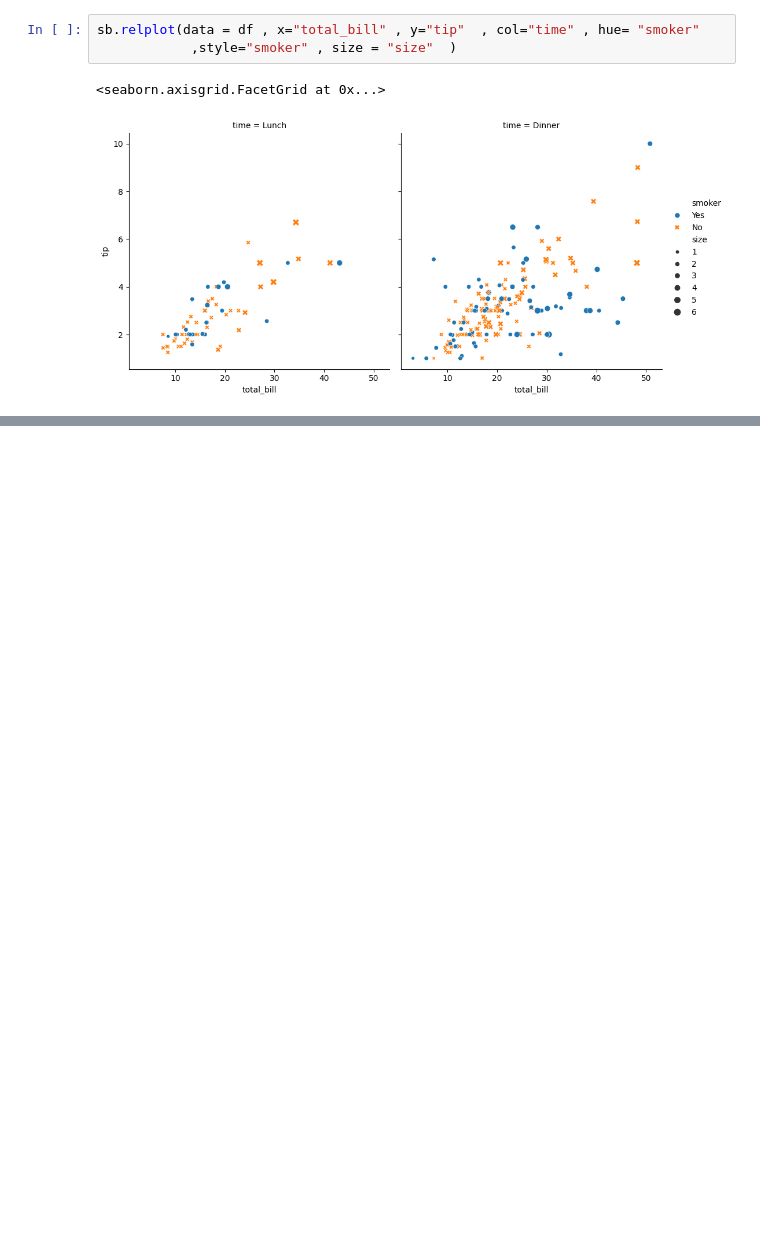
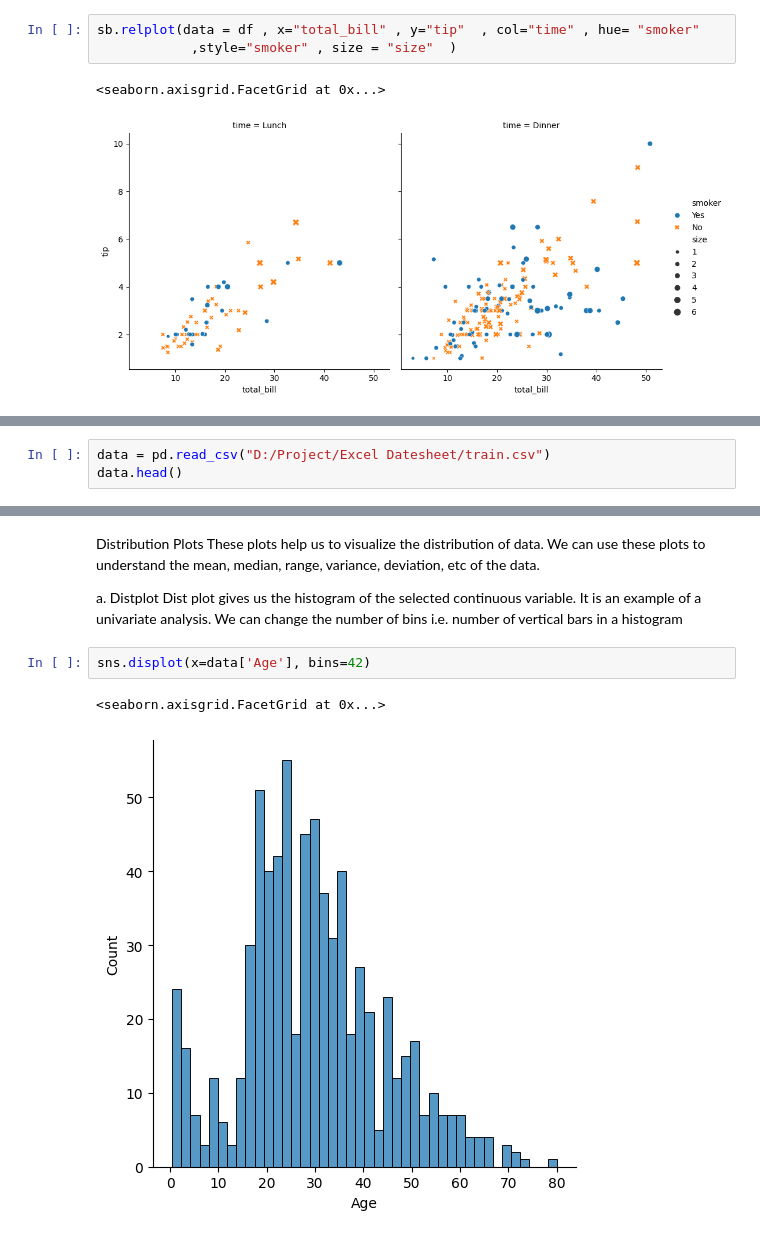
Before and after one commit to 960Subhamsingh/Data-Sciences, a Jupyter notebook: seaborn/seaborn.ipynb, the cells around one changed output, grey strips where cells are left out. Drawn from its saved outputs; the diff is of its cells as text; blank space fills up the shorter version.

```diff
--- a/seaborn/seaborn.ipynb
+++ b/seaborn/seaborn.ipynb
@@ -20,0 +69,3 @@ sb.relplot(data = df , x="total_bill" , y="tip"  , col="time" , hue= "smoker"
+# %%
+data = pd.read_csv("D:/Project/Excel Datesheet/train.csv")
+data.head()
@@ -20,0 +79,13 @@ sb.relplot(data = df , x="total_bill" , y="tip"  , col="time" , hue= "smoker"
+# %% [markdown]
+Distribution Plots
+These plots help us to visualize the distribution of data. We can use these plots to understand the mean, median, range, variance, deviation, etc of the data.
+
+a. Distplot
+Dist plot gives us the histogram of the selected continuous variable.
+It is an example of a univariate analysis.
+We can change the number of bins i.e. number of vertical bars in a histogram
+# %%
+sns.displot(x=data['Age'], bins=42)
+# %% [output]
+<seaborn.axisgrid.FacetGrid at 0x...>
+[figure, added]
```
Also changed, not shown: parts of 4 cells of this notebook, 6 other files.
